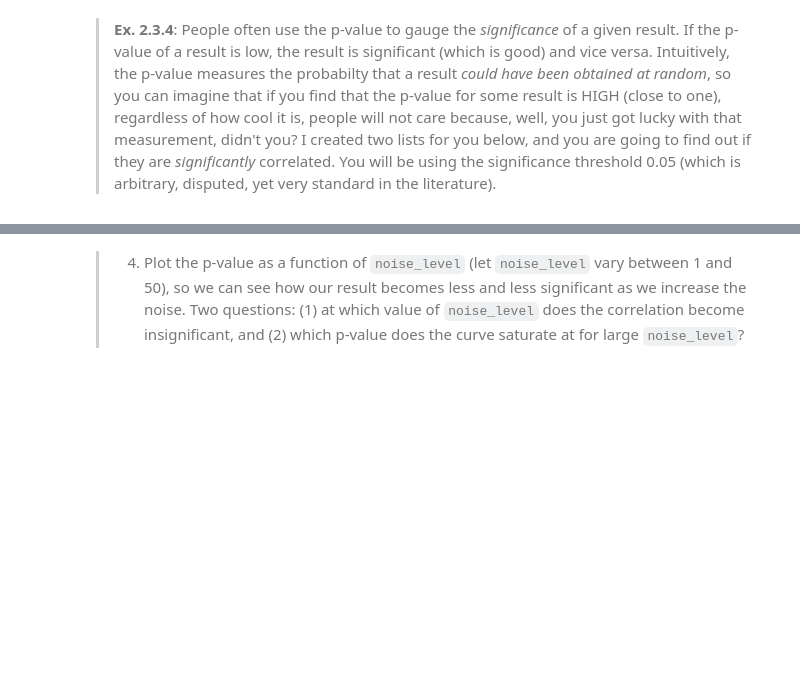
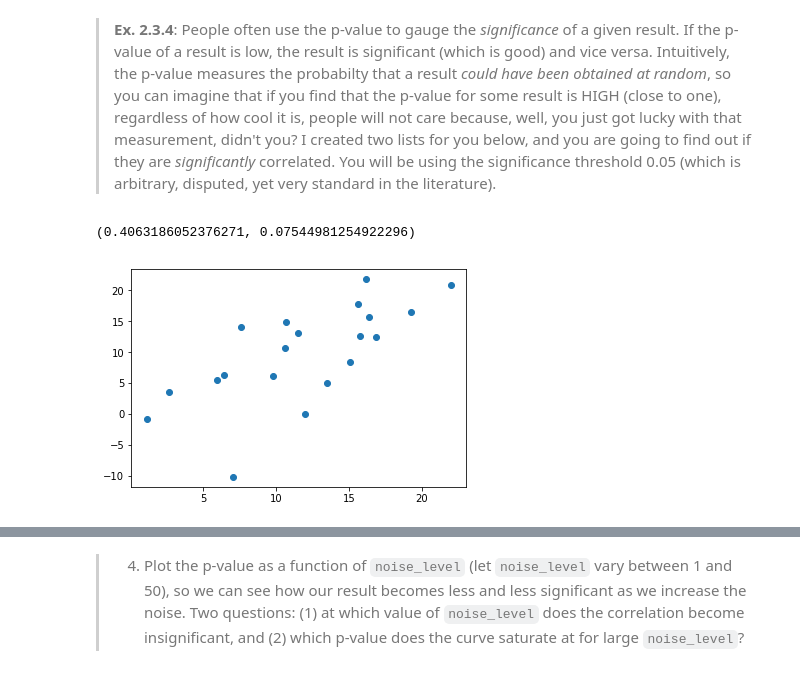
Before and after one commit to nateshirley/caobd_nate, a Jupyter notebook: my-ass/assignment1.ipynb, the cells around one changed output, grey strips where cells are left out. Drawn from its saved outputs; the diff is of its cells as text; code cells hidden in the pictures; blank space fills up the shorter version.

```diff
--- a/my-ass/assignment1.ipynb
+++ b/my-ass/assignment1.ipynb
@@ -244,13 +258,22 @@ PCA(copy=True, iterated_power='auto', n_components=10, random_state=None,
 >**Ex. 2.3.4**: People often use the p-value to gauge the *significance* of a given result. If the p-value of a result is low, the result is significant (which is good) and vice versa. Intuitively, the p-value measures the probabilty that a result *could have been obtained at random*, so you can imagine that if you find that the p-value for some result is HIGH (close to one), regardless of how cool it is, people will not care because, well, you just got lucky with that measurement, didn't you? I created two lists for you below, and you are going to find out if they are *significantly* correlated. You will be using the significance threshold 0.05 (which is arbitrary, disputed, yet very standard in the literature).
 # %%
 # You can incresae this to make the data more noisy (but let it be 4 for now)
-noise_level = 4
+noise_tmp =7
 
 # I'm just seeding the random number generator here, so we can compare results
 np.random.seed(0)
 
 # This is your data
-x = np.arange(0, 20) + np.random.normal(size=20) * noise_level
-y = np.arange(0, 20) + np.random.normal(size=20) * noise_level
+x = np.arange(0, 20) + np.random.normal(size=20) * noise_tmp
+y = np.arange(0, 20) + np.random.normal(size=20) * noise_tmp
+corr = stat.pearsonr(x,y)
+print(corr)
+# %% [output]
+(0.4063186052376271, 0.07544981254922296)
 # %%
 # Why not make a scatter plot here, to see what you're working with?
+
+plt.scatter(x,y)
+plt.show()
+# %% [output]
+[figure, added]
```
Also changed, not shown: parts of 12 cells of this notebook, 2 other files.
